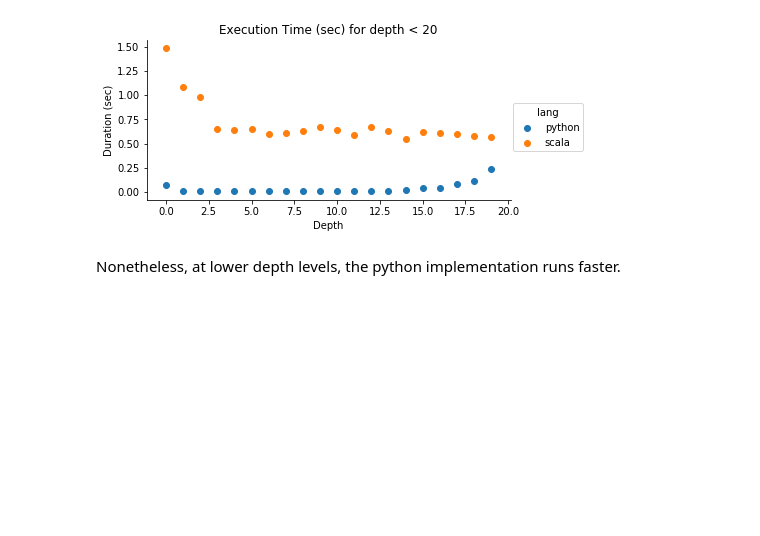
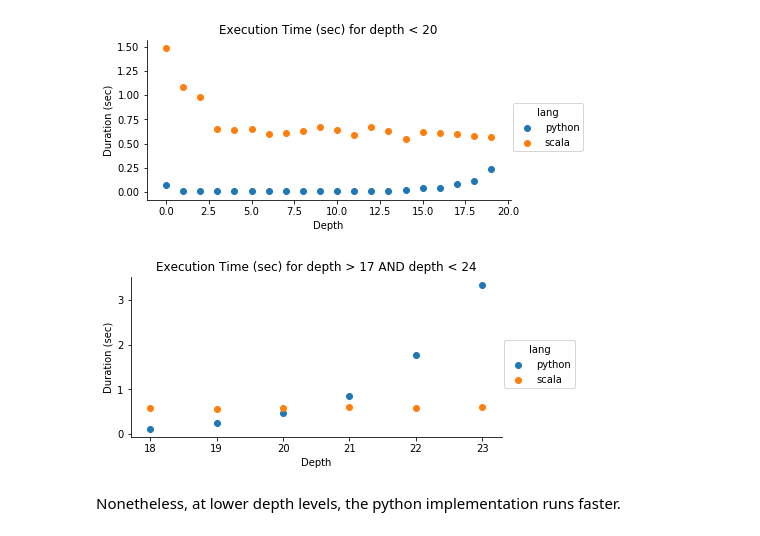
Before and after one commit to RHDZMOTA/recursive-pascal-triangle, a Jupyter notebook: results.ipynb, the cells around one changed output. Cells and saved outputs as stored; diff of their text form; code cells hidden in the pictures; blank space fills up the shorter version.

```diff
--- a/results.ipynb
+++ b/results.ipynb
@@ -125,6 +125,17 @@ plt.show()
 plt.close()
 # %% [output]
 [figure]
+# %%
+fg = sns.FacetGrid(data=average_data.query("depth > 17 and depth < 24"), hue='lang', aspect=2)
+fg.map(plt.scatter, 'depth', 'duration').add_legend()
+
+plt.title("Execution Time (sec) for depth > 17 AND depth < 24")
+plt.ylabel("Duration (sec)")
+plt.xlabel("Depth")
+plt.show()
+plt.close()
+# %% [output]
+[figure, added]
 # %% [markdown]
 Nonetheless, at lower depth levels, the python implementation runs faster.
 # %% [markdown]
```
Also changed, not shown: parts of 3 cells of this notebook, 1 other file.
